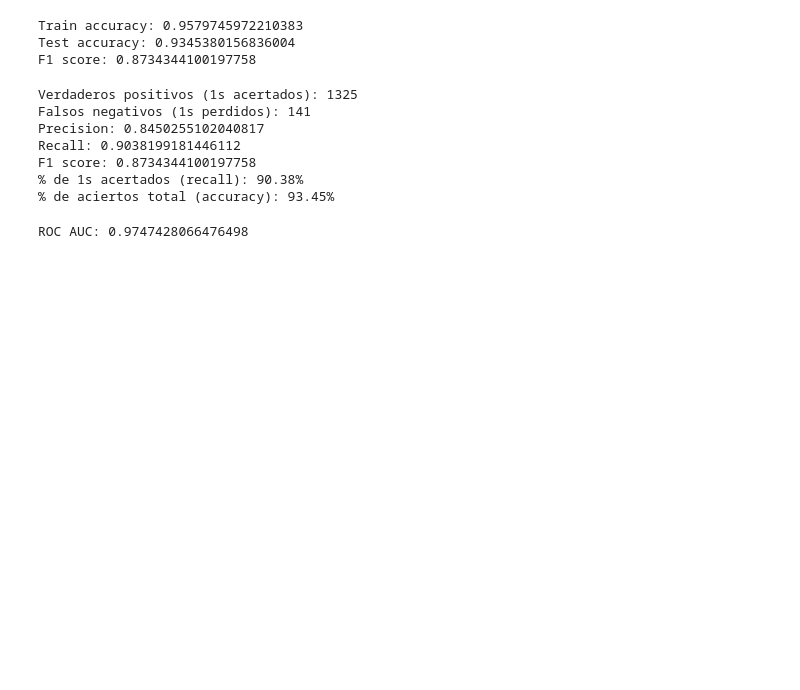
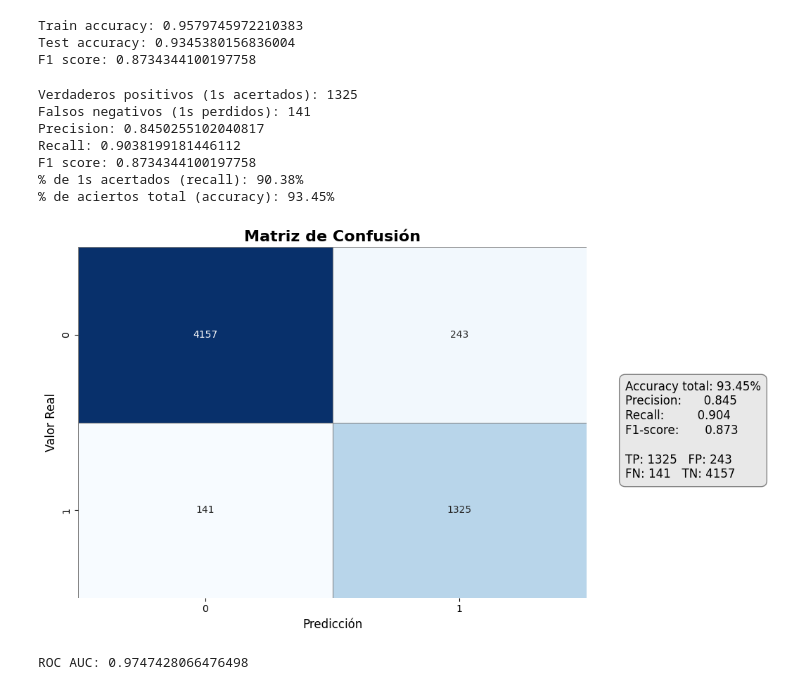
Before and after one commit to martadominguezm/grupo-1-dscesp-0525, a Jupyter notebook: TFM/classification_model/modelling_pension_plan.ipynb, the cells around one changed output. Drawn from its saved outputs; the diff is of its cells as text; code cells hidden in the pictures; blank space fills up the shorter version.

```diff
--- a/TFM/classification_model/modelling_pension_plan.ipynb
+++ b/TFM/classification_model/modelling_pension_plan.ipynb
@@ -493,6 +488,46 @@ Recall: 0.9038199181446112
 F1 score: 0.8734344100197758
 % de 1s acertados (recall): 90.38%
 % de aciertos total (accuracy): 93.45%
+# %%
+cm = confusion_matrix(y_test, y_pred)
+
+plt.figure(figsize=(8, 6))
+
+sns.heatmap(
+    cm,
+    annot=True,
+    fmt="d",
+    cmap="Blues",
+    cbar=False,
+    linewidths=0.5,
+    linecolor='gray'
+)
+
+plt.title("Matriz de Confusión", fontsize=16, fontweight="bold")
+plt.xlabel("Predicción", fontsize=12)
+plt.ylabel("Valor Real", fontsize=12)
+
+# Panel lateral con métricas
+metrics_text = (
+    f"Accuracy total: {accuracy_total:.2f}%\n"
+    f"Precision:      {precision:.3f}\n"
+    f"Recall:         {recall:.3f}\n"
+    f"F1-score:       {f1:.3f}\n\n"
+    f"TP: {tp}   FP: {fp}\n"
+    f"FN: {fn}   TN: {tn}"
+)
+
+plt.gcf().text(
+    1.05, 0.5, metrics_text,
+    fontsize=12,
+    verticalalignment='center',
+    bbox=dict(boxstyle="round,pad=0.5", fc="#e8e8e8", ec="gray")
+)
+
+plt.tight_layout()
+plt.show()
+# %% [output]
+[figure, added]
 # %%
 y_prob_test = model_us.predict_proba(X_test)[:,1]
 print("ROC AUC:", roc_auc_score(y_test, y_prob_test))
```
Also changed, not shown: parts of 11 cells of this notebook, 2 other files.
